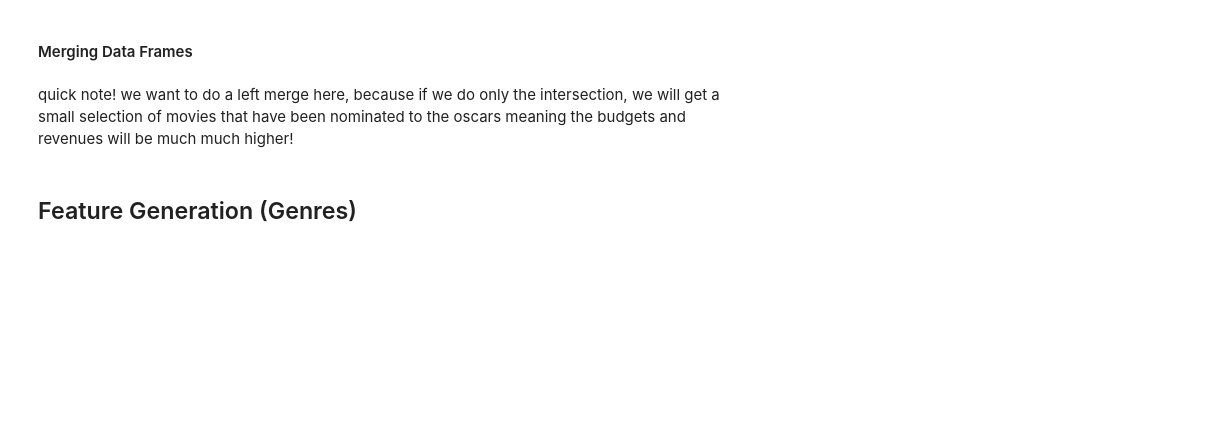
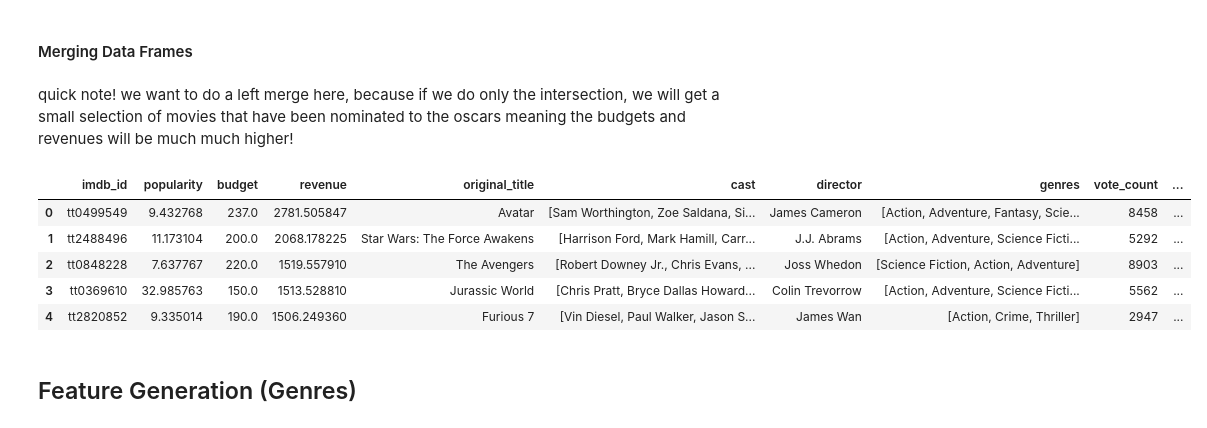
Before and after one commit to Seb-Bas/module_one_project, a Jupyter notebook: Main.ipynb, the cells around one changed output. Saved outputs shown, nothing was run; the diff lists cells and outputs as text; code cells hidden in the pictures; blank space fills up the shorter version.

```diff
--- a/Main.ipynb
+++ b/Main.ipynb
@@ -108,6 +130,15 @@ merged_data.rename(columns = {'Winner': 'wins'}, inplace = True)
 #merged_data.wins.fillna(0, inplace = True)
 # %% [markdown]
 quick note! we want to do a left merge here, because if we do only the intersection, we will get a small selection of movies that have been nominated to the oscars meaning the budgets and revenues will be much much higher!
+# %%
+merged_data.head()
+# %% [output]
+|  | imdb_id | popularity | budget | revenue | original_title | cast | director | genres | vote_count | ... |
+| 0 | tt0499549 | 9.432768 | 237.0 | 2781.505847 | Avatar | [Sam Worthington, Zoe Saldana, Si... | James Cameron | [Action, Adventure, Fantasy, Scie... | 8458 | ... |
+| 1 | tt2488496 | 11.173104 | 200.0 | 2068.178225 | Star Wars: The Force Awakens | [Harrison Ford, Mark Hamill, Carr... | J.J. Abrams | [Action, Adventure, Science Ficti... | 5292 | ... |
+| 2 | tt0848228 | 7.637767 | 220.0 | 1519.557910 | The Avengers | [Robert Downey Jr., Chris Evans, ... | Joss Whedon | [Science Fiction, Action, Adventure] | 8903 | ... |
+| 3 | tt0369610 | 32.985763 | 150.0 | 1513.528810 | Jurassic World | [Chris Pratt, Bryce Dallas Howard... | Colin Trevorrow | [Action, Adventure, Science Ficti... | 5562 | ... |
+| 4 | tt2820852 | 9.335014 | 190.0 | 1506.249360 | Furious 7 | [Vin Diesel, Paul Walker, Jason S... | James Wan | [Action, Crime, Thriller] | 2947 | ... |
 # %% [markdown]
 ## Feature Generation (Genres)
 # %%
```
Also changed, not shown: parts of 25 cells of this notebook.
